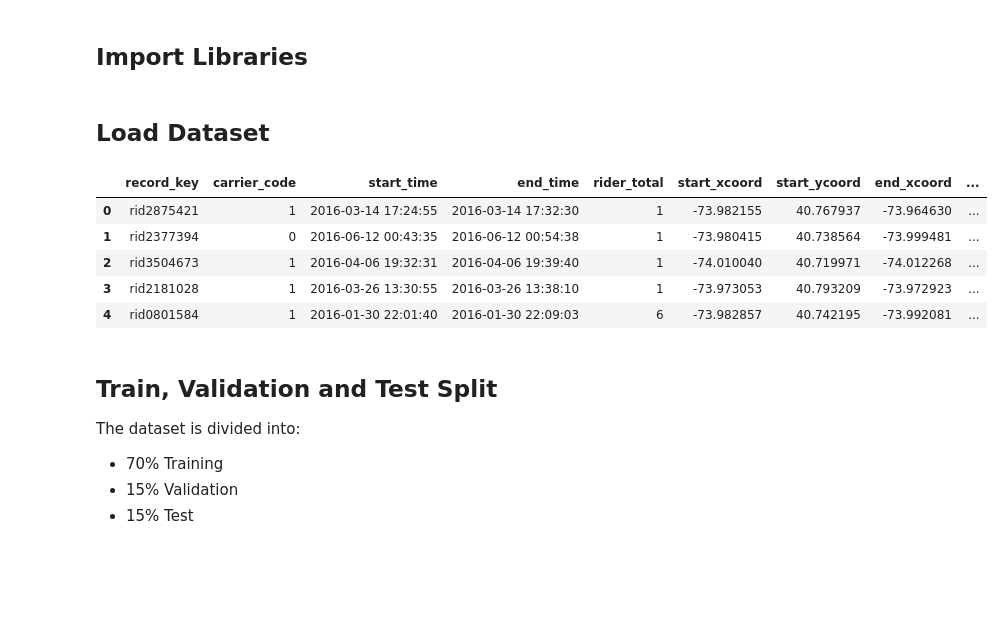
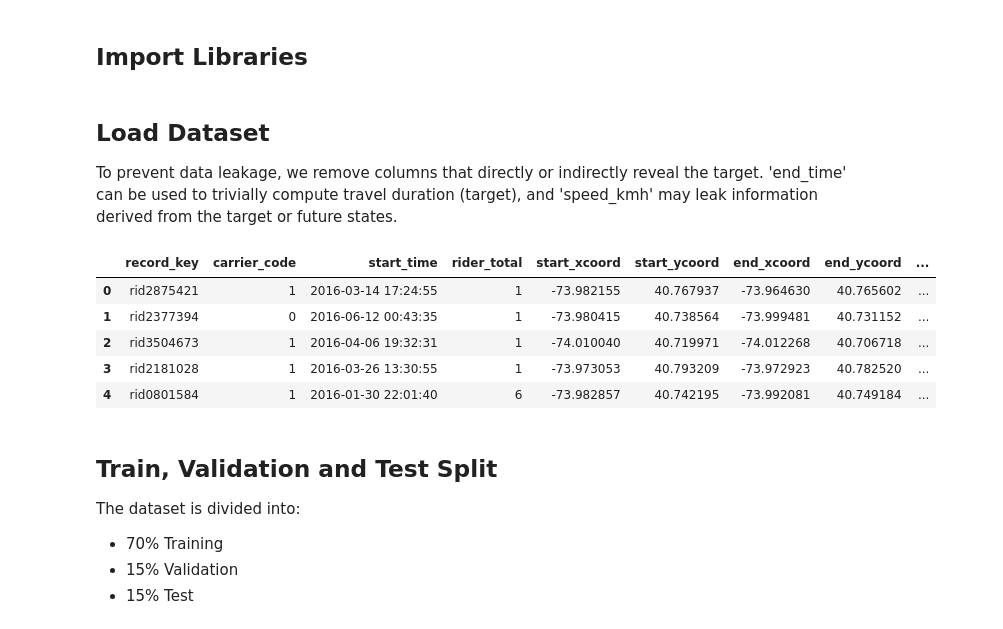
Before and after one commit to saraghafoury/Urban-Ride-Time-Prediction, a Jupyter notebook: notebooks/Model_Training.ipynb, the cells around one changed output. Saved outputs shown, nothing was run; the diff lists cells and outputs as text; code cells hidden in the pictures; blank space fills up the shorter version.

```diff
--- a/notebooks/Model_Training.ipynb
+++ b/notebooks/Model_Training.ipynb
@@ -39,17 +39,22 @@ from sklearn.metrics import (
 sns.set_theme(style="whitegrid")
 # %% [markdown]
 ## Load Dataset
+
+To prevent data leakage, we remove columns that directly or indirectly reveal the target.
+'end_time' can be used to trivially compute travel duration (target),
+and 'speed_kmh' may leak information derived from the target or future states.
 # %%
 df = pd.read_csv("../data/feature_engineered_data.csv")
+df.drop(columns=['end_time', 'speed_kmh'], inplace=True)
 
 df.head()
 # %% [output]
-|  | record_key | carrier_code | start_time | end_time | rider_total | start_xcoord | start_ycoord | end_xcoord | ... |
-| 0 | rid2875421 | 1 | 2016-03-14 17:24:55 | 2016-03-14 17:32:30 | 1 | -73.982155 | 40.767937 | -73.964630 | ... |
-| 1 | rid2377394 | 0 | 2016-06-12 00:43:35 | 2016-06-12 00:54:38 | 1 | -73.980415 | 40.738564 | -73.999481 | ... |
-| 2 | rid3504673 | 1 | 2016-04-06 19:32:31 | 2016-04-06 19:39:40 | 1 | -74.010040 | 40.719971 | -74.012268 | ... |
-| 3 | rid2181028 | 1 | 2016-03-26 13:30:55 | 2016-03-26 13:38:10 | 1 | -73.973053 | 40.793209 | -73.972923 | ... |
-| 4 | rid0801584 | 1 | 2016-01-30 22:01:40 | 2016-01-30 22:09:03 | 6 | -73.982857 | 40.742195 | -73.992081 | ... |
+|  | record_key | carrier_code | start_time | rider_total | start_xcoord | start_ycoord | end_xcoord | end_ycoord | ... |
+| 0 | rid2875421 | 1 | 2016-03-14 17:24:55 | 1 | -73.982155 | 40.767937 | -73.964630 | 40.765602 | ... |
+| 1 | rid2377394 | 0 | 2016-06-12 00:43:35 | 1 | -73.980415 | 40.738564 | -73.999481 | 40.731152 | ... |
+| 2 | rid3504673 | 1 | 2016-04-06 19:32:31 | 1 | -74.010040 | 40.719971 | -74.012268 | 40.706718 | ... |
+| 3 | rid2181028 | 1 | 2016-03-26 13:30:55 | 1 | -73.973053 | 40.793209 | -73.972923 | 40.782520 | ... |
+| 4 | rid0801584 | 1 | 2016-01-30 22:01:40 | 6 | -73.982857 | 40.742195 | -73.992081 | 40.749184 | ... |
 # %% [markdown]
 ## Train, Validation and Test Split
 
```
Also changed, not shown: parts of 5 cells of this notebook, 3 other files.
